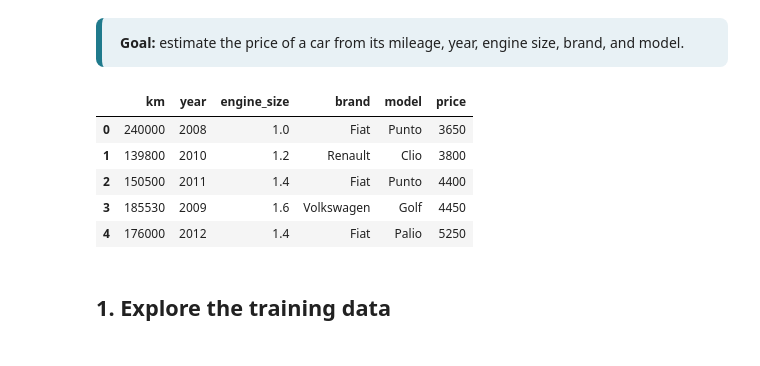
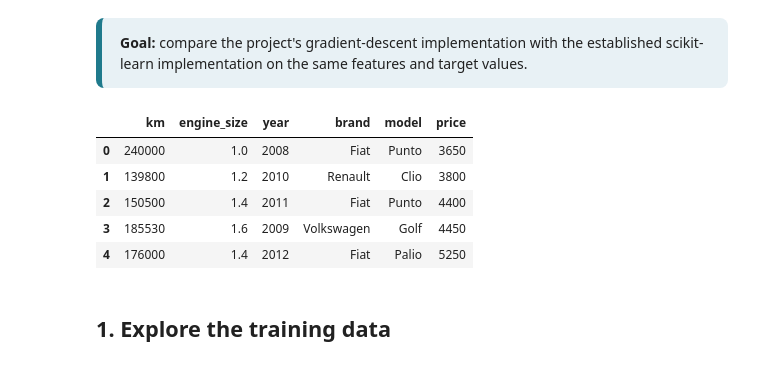
Before and after one commit to oJonasRtz/Machine-Leaning, a Jupyter notebook: linear_regression/gradient_descent/extend/extend_demo.ipynb, the cells around one changed output. Saved outputs shown, nothing was run; the diff lists cells and outputs as text; code cells hidden in the pictures.

```diff
--- a/linear_regression/gradient_descent/extend/extend_demo.ipynb
+++ b/linear_regression/gradient_descent/extend/extend_demo.ipynb
@@ -20,28 +12,33 @@ The model has the form $\hat{y} = X\theta$, where $\theta$ contains one intercep
 # %% [markdown]
 <div style="background: #e8f1f5; border-left: 6px solid #1f7a8c; padding: 14px 18px; border-radius: 8px;">
-<b>Goal:</b> estimate the price of a car from its mileage, year, engine size, brand, and model.
+<b>Goal:</b> compare the project's gradient-descent implementation with the established scikit-learn implementation on the same features and target values.
 </div>
 # %%
 from pathlib import Path
 
+import matplotlib.pyplot as plt
 import numpy as np
 import pandas as pd
-import matplotlib.pyplot as plt
 from matplotlib.ticker import StrMethodFormatter
+
+from sklearn_train import LinearRegression, main as sklearn_train_main, open_csv as open_sklearn_csv
+from train import Model, Trainer, open_csv
 
 plt.style.use("seaborn-v0_8-whitegrid")
 plt.rcParams.update({"figure.figsize": (11, 5), "axes.titlesize": 15, "axes.labelsize": 11})
 
 DATA_PATH = Path("dataset.csv")
-data = pd.read_csv(DATA_PATH)
+REQUIRED_COLUMNS = ["km", "engine_size", "year", "brand", "model", "price"]
+data = open_csv(str(DATA_PATH), REQUIRED_COLUMNS)
+sklearn_data = open_sklearn_csv(str(DATA_PATH), REQUIRED_COLUMNS)
 data.head()
 # %% [output]
-|  | km | year | engine_size | brand | model | price |
-| 0 | 240000 | 2008 | 1.0 | Fiat | Punto | 3650 |
-| 1 | 139800 | 2010 | 1.2 | Renault | Clio | 3800 |
-| 2 | 150500 | 2011 | 1.4 | Fiat | Punto | 4400 |
-| 3 | 185530 | 2009 | 1.6 | Volkswagen | Golf | 4450 |
-| 4 | 176000 | 2012 | 1.4 | Fiat | Palio | 5250 |
+|  | km | engine_size | year | brand | model | price |
+| 0 | 240000 | 1.0 | 2008 | Fiat | Punto | 3650 |
+| 1 | 139800 | 1.2 | 2010 | Renault | Clio | 3800 |
+| 2 | 150500 | 1.4 | 2011 | Fiat | Punto | 4400 |
+| 3 | 185530 | 1.6 | 2009 | Volkswagen | Golf | 4450 |
+| 4 | 176000 | 1.4 | 2012 | Fiat | Palio | 5250 |
 # %% [markdown]
 ## 1. Explore the training data
 # %%
```
Also changed, not shown: parts of 26 cells of this notebook.
